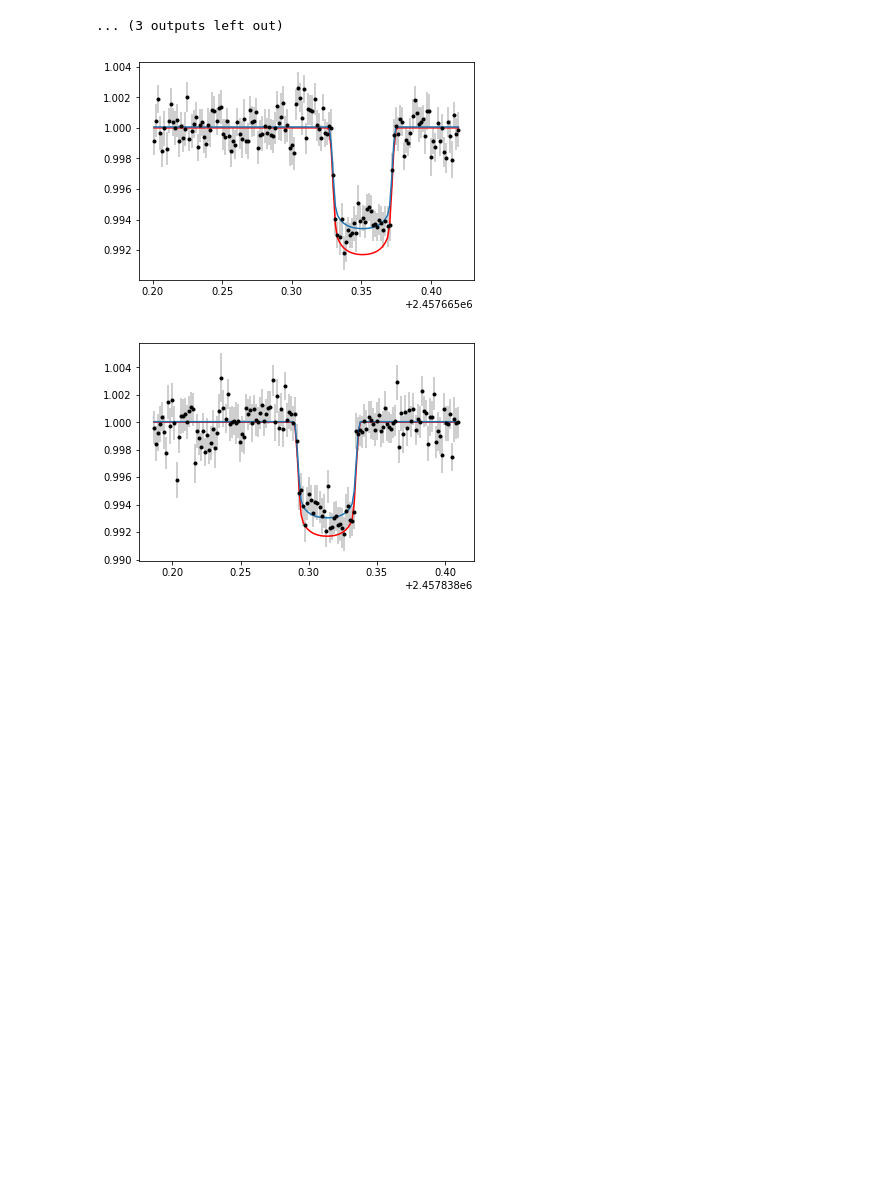
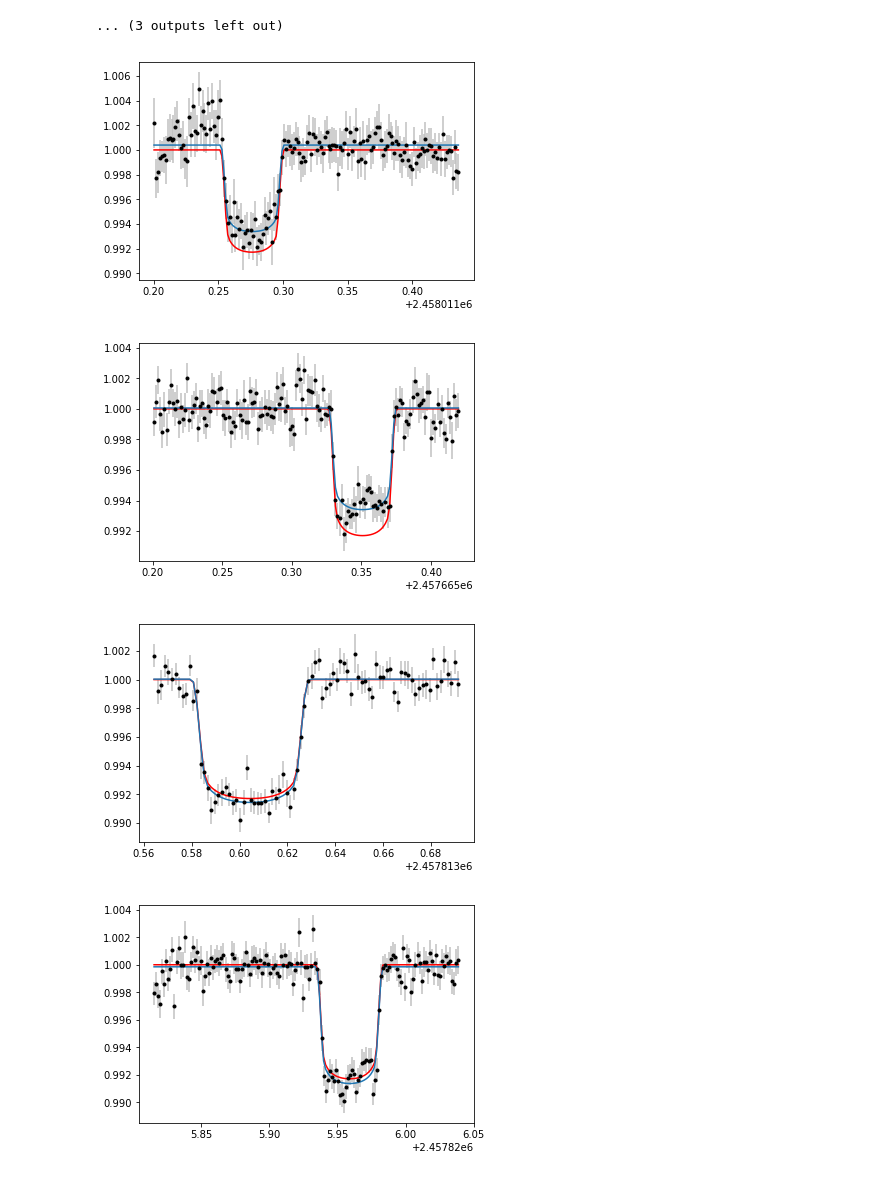
Before and after one commit to bmorris3/trappist1g_spots, a Jupyter notebook: injected_transits.ipynb, the cells around one changed output. Drawn from its saved outputs; the diff is of its cells as text; code cells hidden in the pictures; blank space fills up the shorter version.

```diff
--- a/injected_transits.ipynb
+++ b/injected_transits.ipynb
@@ -79,21 +79,24 @@ for i in np.random.rand(1000):
 [figure]
 ... (3 outputs left out)
 # %%
+from glob import glob
 g = trappist1('g')
 
 occultation_depths = []
 
-for p in ['reduced_lcs/lightcurve_1.txt', 'reduced_lcs/lightcurve_4.txt']:
+for p in glob('reduced_lcs/lightcurve_?.txt'):
     bjd, flux, err = np.loadtxt(p, unpack=True)
 
     result = fmin_l_bfgs_b(chi2, [1, g.rp**2], approx_grad=True,
                        bounds=[(0.8, 1.2), (0.8*g.rp**2, 1.2*g.rp**2)],
                        args=(bjd, flux, err, g))[0]
     occultation_depths.append(result[1])
     plt.figure()
     plt.errorbar(bjd, flux, err, fmt='.', color='k', ecolor='silver')
     plt.plot(bjd, transit_model(bjd, g), color='r', label='expected')
     plt.plot(bjd, depth_model(result, bjd, g), color='C0', label='fit')
 # %% [output]
-[figure, old version]
+[figure, new version]
-[figure, old version]
+[figure, new version]
+[figure, added]
+[figure, added]
```
Also changed, not shown: parts of 3 cells of this notebook.
